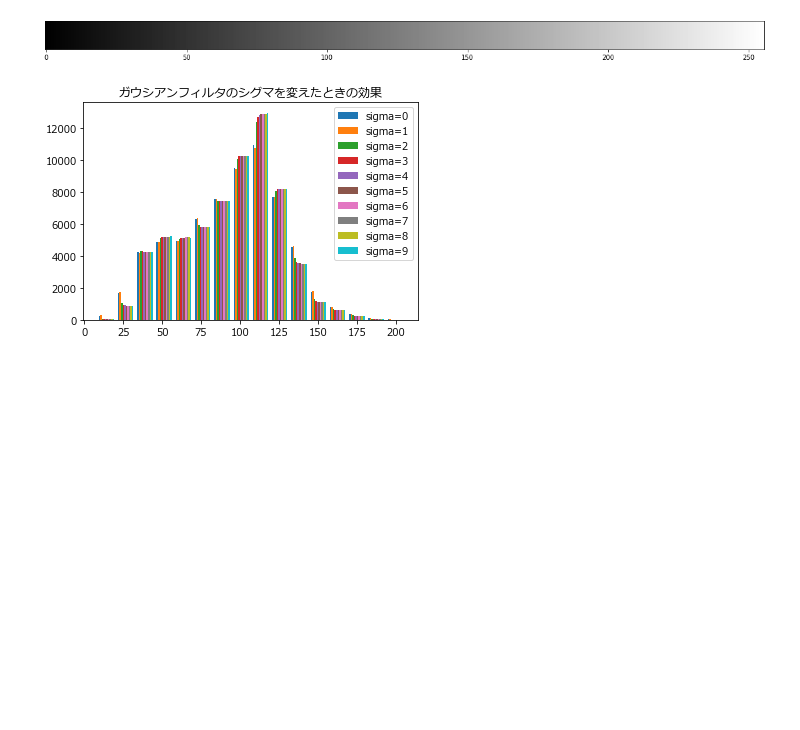
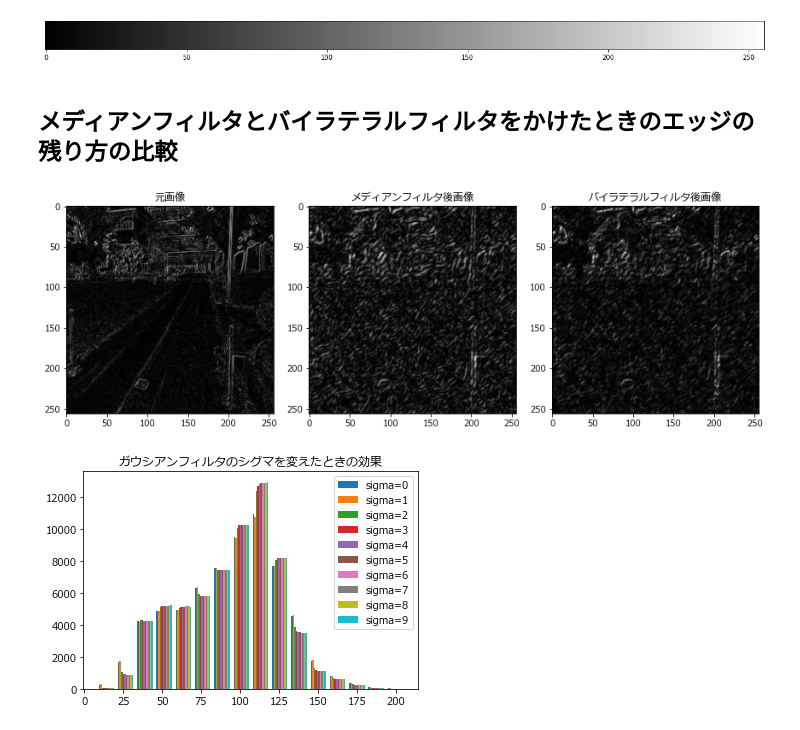
Before and after one commit to hal1127/engineering_design_ryukyu, a Jupyter notebook: prod/adv.ipynb, the cells around one changed output. Saved outputs shown, nothing was run; the diff lists cells and outputs as text; code cells hidden in the pictures; blank space fills up the shorter version.

Commit message:
バイラテラルフィルタ

```diff
--- a/prod/adv.ipynb
+++ b/prod/adv.ipynb
@@ -133,6 +135,49 @@ plt.yticks([])
 plt.show()
 # %% [output]
 [figure]
+# %% [markdown]
+## メディアンフィルタとバイラテラルフィルタをかけたときのエッジの残り方の比較
+# %%
+import cv2
+import numpy as np
+import matplotlib.pyplot as plt
+from matplotlib import rcParams
+
+# 入力画像を読み込み
+noise = cv2.imread("(ED15).bmp", 0)
+org = cv2.imread("road.bmp", 0)
+
+img = np.zeros((noise.shape))
+img += cv2.Sobel(org, cv2.CV_32F, 1, 0, ksize=3)
+img += cv2.Sobel(org, cv2.CV_32F, 0, 1, ksize=3)
+img = np.abs(img)
+
+dst1 = lowpassFilter(noise, 52)
+dst2 = cv2.medianBlur(dst1, 5)
+
+img2 = np.zeros((noise.shape))
+img2 += cv2.Sobel(dst2, cv2.CV_32F, 1, 0, ksize=3)
+img2 += cv2.Sobel(dst2, cv2.CV_32F, 0, 1, ksize=3)
+img2 = np.abs(img2)
+
+dst1 = lowpassFilter(noise, 59)
+dst2 = cv2.bilateralFilter(dst1, 8, 56, 69)
+
+img3 = np.zeros((noise.shape))
+img3 += cv2.Sobel(dst2, cv2.CV_32F, 1, 0, ksize=3)
+img3 += cv2.Sobel(dst2, cv2.CV_32F, 0, 1, ksize=3)
+img3 = np.abs(img3)
+
+
+rcParams["font.family"] = "Meiryo"
+plt.figure(figsize=(12,5))
+plt.subplot(131).imshow(img, cmap="gray"); plt.title("元画像")
+plt.subplot(132).imshow(img2, cmap="gray"); plt.title("メディアンフィルタ後画像")
+plt.subplot(133).imshow(img3, cmap="gray"); plt.title("バイラテラルフィルタ後画像")
+plt.tight_layout()
+plt.show()
+# %% [output]
+[figure, added]
 # %%
 import cv2
 import numpy as np
```
Also changed, not shown: parts of 2 cells of this notebook.
